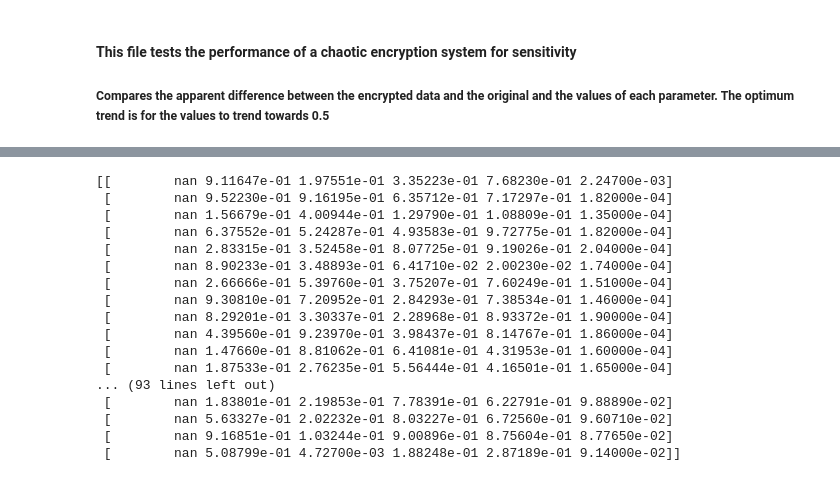
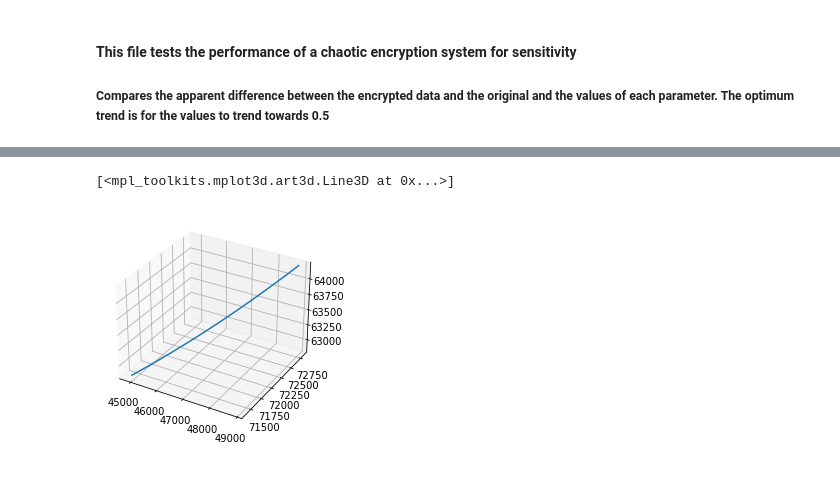
Before and after one commit to jacobelrey/chaos-crypt, a Jupyter notebook: jupyter/Untitled.ipynb, the cells around one changed output, grey strips where cells are left out. Drawn from its saved outputs; the diff is of its cells as text; code cells hidden in the pictures.

```diff
--- a/jupyter/Untitled.ipynb
+++ b/jupyter/Untitled.ipynb
@@ -36,20 +40,8 @@ plt.scatter(data[:,1], data[:,0])
-# %%
-plt.scatter()
-# %% [output]
-[[        nan 9.11647e-01 1.97551e-01 3.35223e-01 7.68230e-01 2.24700e-03]
- [        nan 9.52230e-01 9.16195e-01 6.35712e-01 7.17297e-01 1.82000e-04]
- [        nan 1.56679e-01 4.00944e-01 1.29790e-01 1.08809e-01 1.35000e-04]
- [        nan 6.37552e-01 5.24287e-01 4.93583e-01 9.72775e-01 1.82000e-04]
- [        nan 2.83315e-01 3.52458e-01 8.07725e-01 9.19026e-01 2.04000e-04]
- [        nan 8.90233e-01 3.48893e-01 6.41710e-02 2.00230e-02 1.74000e-04]
- [        nan 2.66666e-01 5.39760e-01 3.75207e-01 7.60249e-01 1.51000e-04]
- [        nan 9.30810e-01 7.20952e-01 2.84293e-01 7.38534e-01 1.46000e-04]
- [        nan 8.29201e-01 3.30337e-01 2.28968e-01 8.93372e-01 1.90000e-04]
- [        nan 4.39560e-01 9.23970e-01 3.98437e-01 8.14767e-01 1.86000e-04]
- [        nan 1.47660e-01 8.81062e-01 6.41081e-01 4.31953e-01 1.60000e-04]
- [        nan 1.87533e-01 2.76235e-01 5.56444e-01 4.16501e-01 1.65000e-04]
-... (93 lines left out)
- [        nan 1.83801e-01 2.19853e-01 7.78391e-01 6.22791e-01 9.88890e-02]
- [        nan 5.63327e-01 2.02232e-01 8.03227e-01 6.72560e-01 9.60710e-02]
- [        nan 9.16851e-01 1.03244e-01 9.00896e-01 8.75604e-01 8.77650e-02]
- [        nan 5.08799e-01 4.72700e-03 1.88248e-01 2.87189e-01 9.14000e-02]]
+# %%
+fig = plt.figure()
+ax = plt.axes(projection ='3d')
+
+ax.plot3D(chaos[0:,0], chaos[0:,1], chaos[0:,2])
+# %% [output]
+[<mpl_toolkits.mplot3d.art3d.Line3D at 0x...>]
+[figure, added]
```
Also changed, not shown: parts of 3 cells of this notebook, 4 other files.
